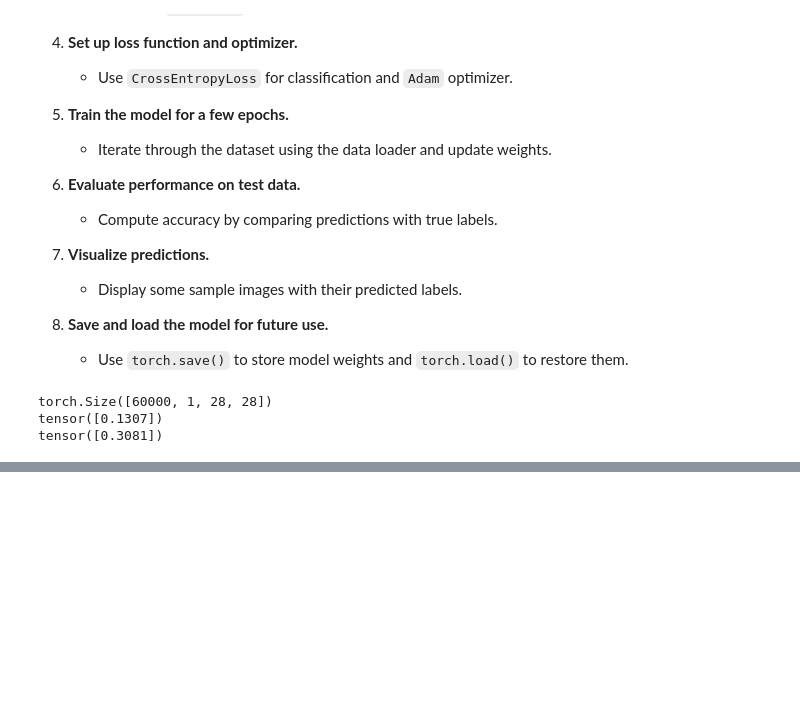
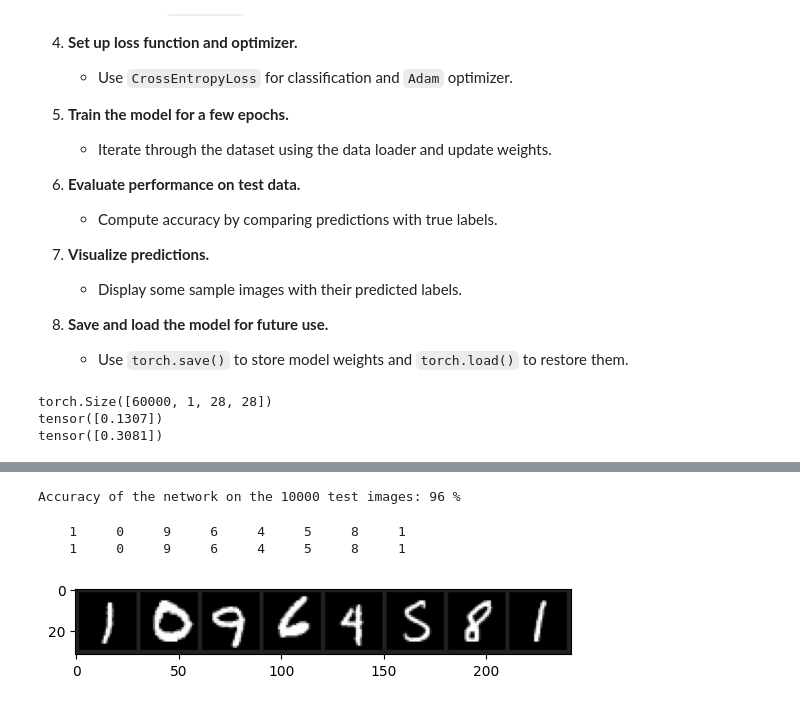
Before and after one commit to JussiKoo/deep_learning, a Jupyter notebook: Meeting2Task_1.ipynb, the cells around one changed output, grey strips where cells are left out. Cells and saved outputs as stored; diff of their text form; code cells hidden in the pictures; blank space fills up the shorter version.

```diff
--- a/Meeting2Task_1.ipynb
+++ b/Meeting2Task_1.ipynb
@@ -164,6 +164,8 @@ std = torch.std(x, dim=(0,2,3))
 print(x.shape)
 print(mean)
 print(std)
+
+x = x.view(x.size(0), -1)
 # %% [output]
 torch.Size([60000, 1, 28, 28])
 tensor([0.1307])
@@ -177,8 +179,8 @@ transform = transforms.Compose([
 train = datasets.MNIST(root='./data', train=True, download=True, transform=transform)
 test = datasets.MNIST(root='./data', train=False, download=True, transform=transform)
 
-train_dataloader = DataLoader(train, batch_size=4, shuffle=True)
-test_dataloader = DataLoader(test, batch_size=4, shuffle=True)
+train_dataloader = DataLoader(train, batch_size=8, shuffle=True)
+test_dataloader = DataLoader(test, batch_size=8, shuffle=True)
 # %%
 class MLP(nn.Module):
     def __init__(self):
@@ -187,7 +189,7 @@ class MLP(nn.Module):
         self.out = nn.Linear(128, 10)
 
     def forward(self, x):
-        x = torch.relu(self.hidden(x))
+        x = self.out(torch.relu(self.hidden(x)))
         return x
 # %%
 classes = ('0', '1', '2', '3', '4', '5', '6', '7', '8', '9')
@@ -229,0 +247,44 @@ for epoch in range(5):
+# %%
+correct = 0
+total = 0
+with torch.no_grad():
+  for data in test_dataloader:
+    images, labels = data
+    images = images.view(images.size(0), -1)
+    outputs = mlp(images)
+    _, predicted = torch.max(outputs.data, 1)
+    total += labels.size(0)
+    correct += (predicted == labels).sum().item()
+
+print('Accuracy of the network on the 10000 test images: %d %%' % (
+    100 * correct / total))
+# %% [output]
+Accuracy of the network on the 10000 test images: 96 %
+# %%
+classes = ('0', '1', '2', '3', '4', '5', '6', '7', '8', '9')
+
+def imshow(img):
+    img = img*std + mean     # unnormalize
+    npimg = img.numpy()
+    plt.imshow(np.transpose(npimg, (1, 2, 0)))
+
+
+# get some random test images
+dataiter = iter(test_dataloader)
+images, labels = next(dataiter)
+
+predictions = mlp(images.view(images.size(0), -1))
+_, predicted = torch.max(predictions.data, 1)
+
+# show images
+imshow(utils.make_grid(images))
+
+# print labels
+print(' '.join('%5s' % classes[labels[j]] for j in range(8)))
+
+#print predictions
+print(' '.join('%5s' % classes[predicted[j]] for j in range(8)))
+# %% [output]
+    1     0     9     6     4     5     8     1
+    1     0     9     6     4     5     8     1
+[figure, added]
```
Also changed, not shown: parts of 4 cells of this notebook.
